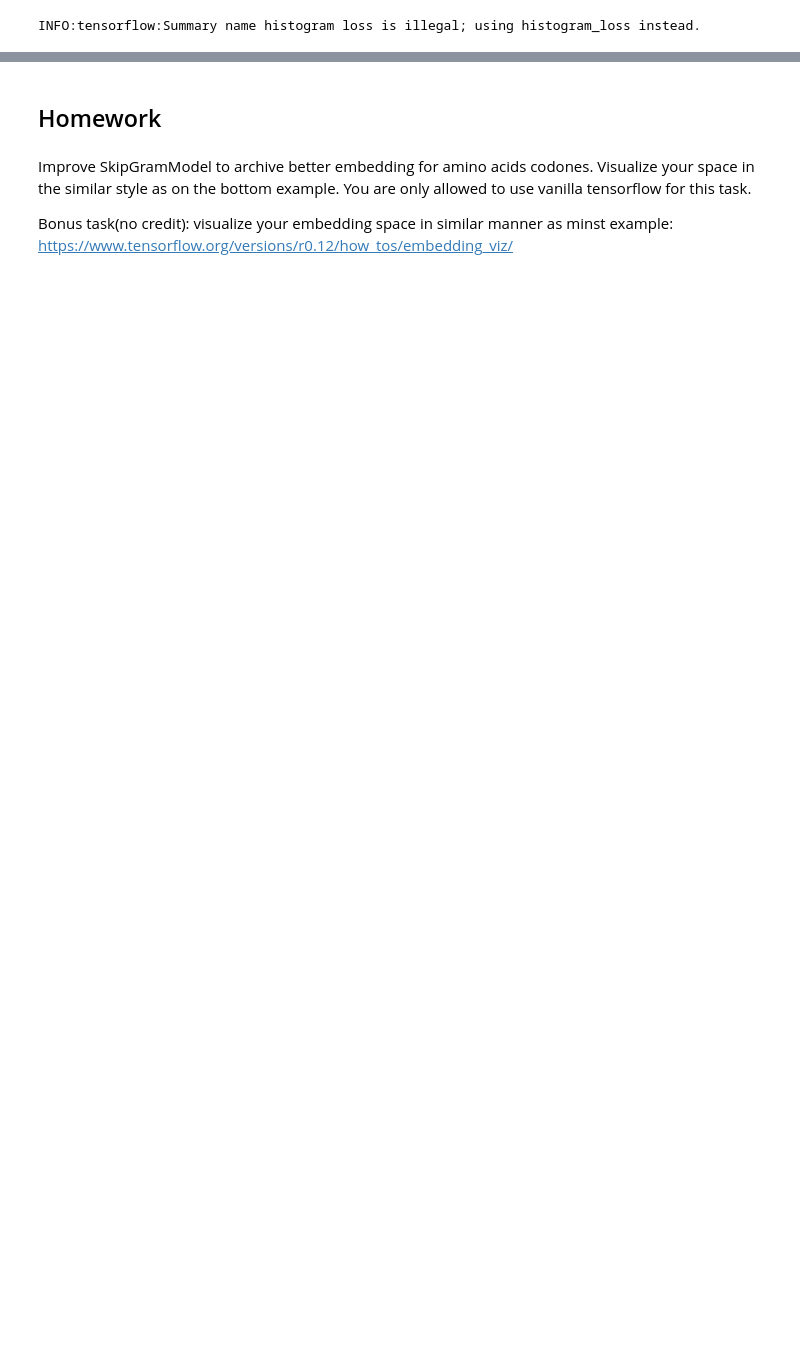
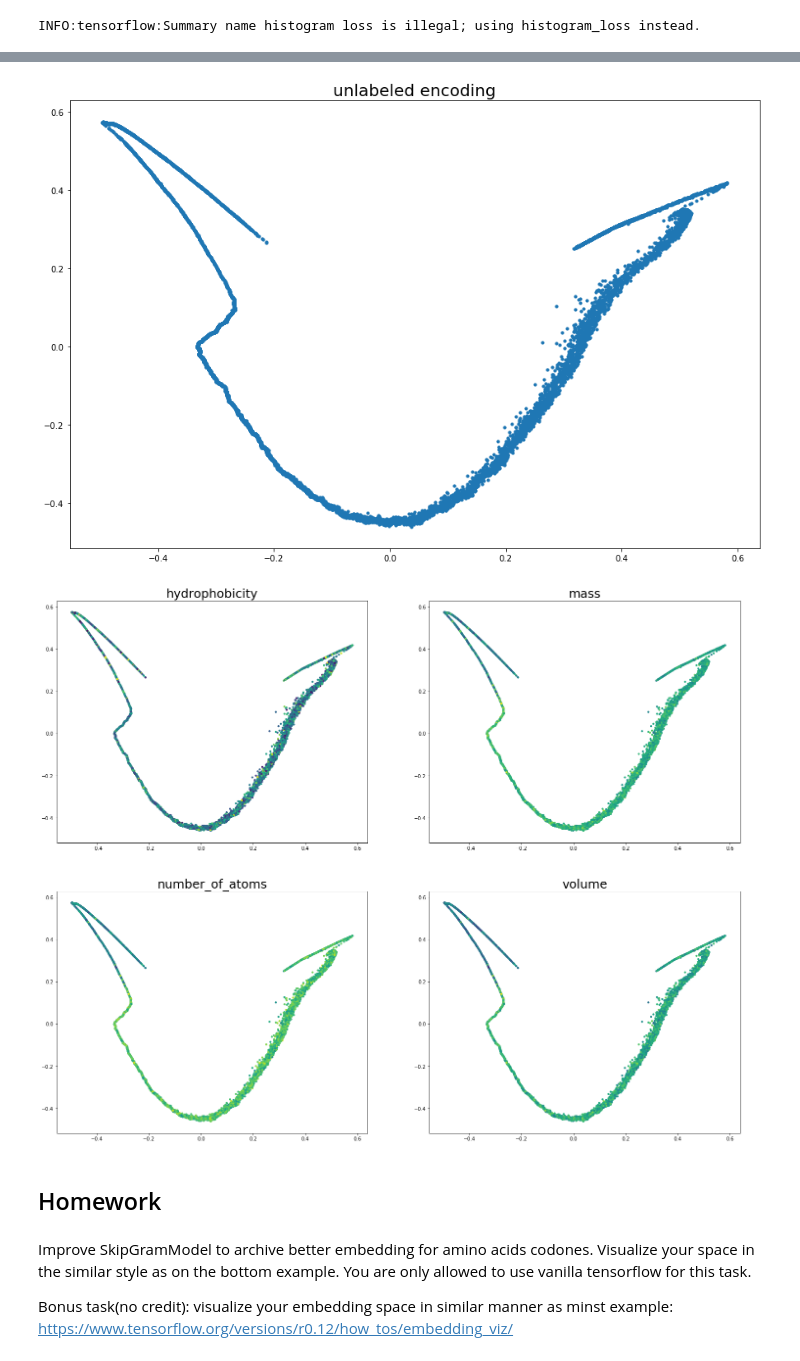
Before and after one commit to Rauf-Kurbanov/au_dl_course, a Jupyter notebook: seminar_5/hw.ipynb, the cells around one changed output, grey strips where cells are left out. Cells and saved outputs as stored; diff of their text form; code cells hidden in the pictures; blank space fills up the shorter version.

```diff
--- a/seminar_5/hw.ipynb
+++ b/seminar_5/hw.ipynb
@@ -395,0 +472,7 @@ plot_embedding_properties(final_df)
+# %%
+pca_df = plot_manifold_df(final_embed_matrix, SpectralEmbedding)
+final_df = all_acid_df_ok.join(pca_df.set_index('codone'), on='acid')
+plot_embedding_properties(final_df)
+# %% [output]
+[figure, added]
+[figure, added]
```
Also changed, not shown: parts of 13 cells of this notebook.
